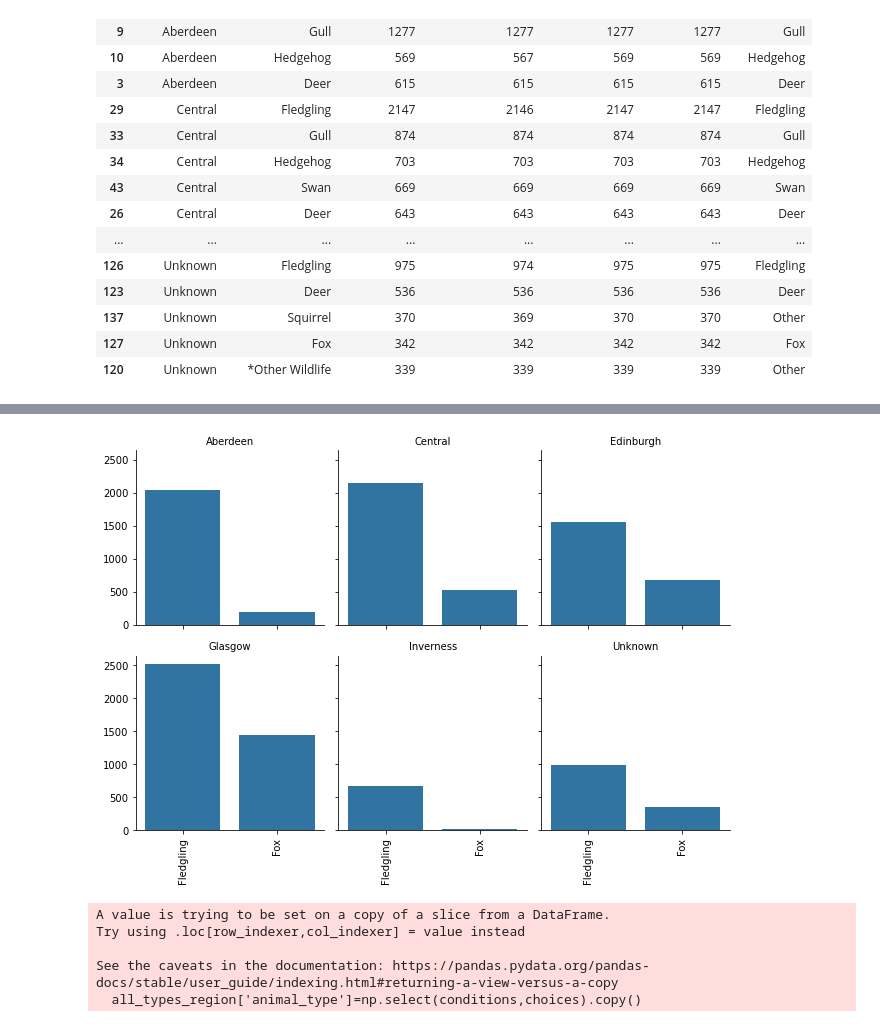
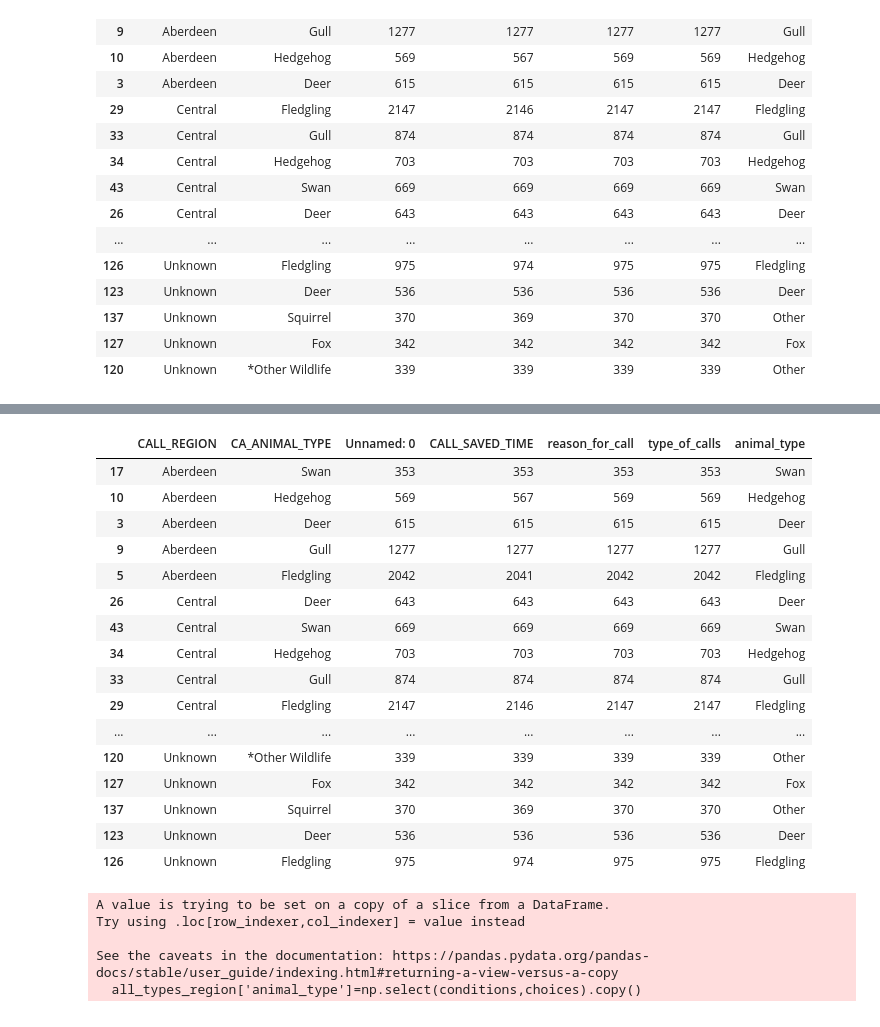
Before and after one commit to vpetrova13/final_project_VM, a Jupyter notebook: analysis_and_documentation/wildlife_analysis.ipynb, the cells around one changed output, grey strips where cells are left out. Cells and saved outputs as stored; diff of their text form; code cells hidden in the pictures.

```diff
--- a/analysis_and_documentation/wildlife_analysis.ipynb
+++ b/analysis_and_documentation/wildlife_analysis.ipynb
@@ -366,10 +249,23 @@ all_types_region_fox_fled
-# %%
-s_type=sns.FacetGrid(all_types_region_fox_fled, col='CALL_REGION', col_wrap=3)
-s_type.map_dataframe(sns.barplot, x='CA_ANIMAL_TYPE', y='reason_for_call')
-s_type.set_titles('{col_name}')
-[plt.setp(ax.get_xticklabels(), rotation=90) for ax in s_type.axes.flat];
-# %% [output]
-[figure, removed]
+# %%
+all_types_region.sort_values('reason_for_call',ascending = False).groupby('CALL_REGION').head(5).sort_values(['CALL_REGION','reason_for_call'])
+# %% [output]
+|  | CALL_REGION | CA_ANIMAL_TYPE | Unnamed: 0 | CALL_SAVED_TIME | reason_for_call | type_of_calls | animal_type |
+| 17 | Aberdeen | Swan | 353 | 353 | 353 | 353 | Swan |
+| 10 | Aberdeen | Hedgehog | 569 | 567 | 569 | 569 | Hedgehog |
+| 3 | Aberdeen | Deer | 615 | 615 | 615 | 615 | Deer |
+| 9 | Aberdeen | Gull | 1277 | 1277 | 1277 | 1277 | Gull |
+| 5 | Aberdeen | Fledgling | 2042 | 2041 | 2042 | 2042 | Fledgling |
+| 26 | Central | Deer | 643 | 643 | 643 | 643 | Deer |
+| 43 | Central | Swan | 669 | 669 | 669 | 669 | Swan |
+| 34 | Central | Hedgehog | 703 | 703 | 703 | 703 | Hedgehog |
+| 33 | Central | Gull | 874 | 874 | 874 | 874 | Gull |
+| 29 | Central | Fledgling | 2147 | 2146 | 2147 | 2147 | Fledgling |
+| ... | ... | ... | ... | ... | ... | ... | ... |
+| 120 | Unknown | *Other Wildlife | 339 | 339 | 339 | 339 | Other |
+| 127 | Unknown | Fox | 342 | 342 | 342 | 342 | Fox |
+| 137 | Unknown | Squirrel | 370 | 369 | 370 | 370 | Other |
+| 123 | Unknown | Deer | 536 | 536 | 536 | 536 | Deer |
+| 126 | Unknown | Fledgling | 975 | 974 | 975 | 975 | Fledgling |
 # %%
 conditions = [
     (all_types_region['CA_ANIMAL_TYPE']=='Fledgling'), (all_types_region['CA_ANIMAL_TYPE']=='Fox'),
```
Also changed, not shown: parts of 11 cells of this notebook.
